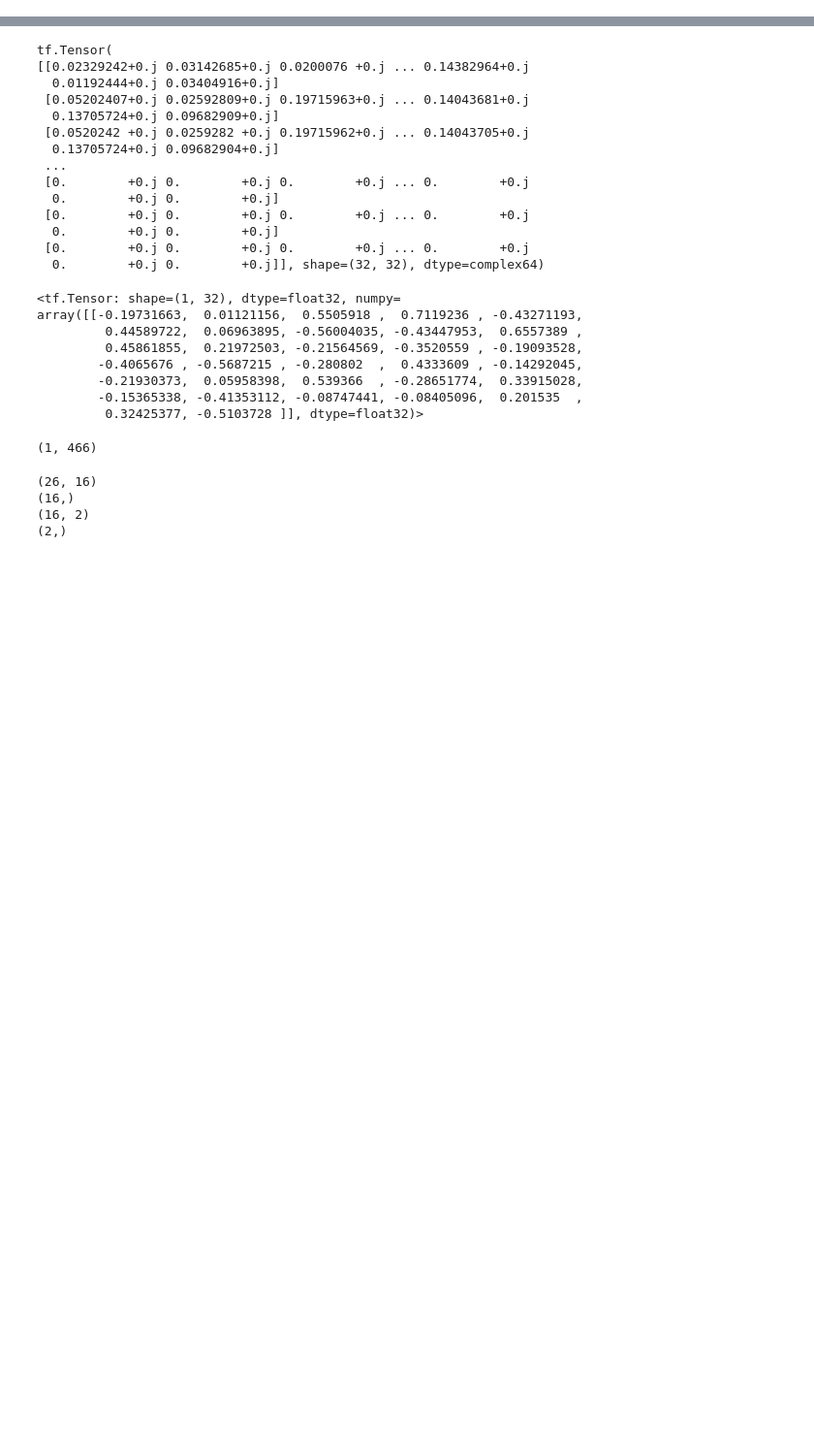
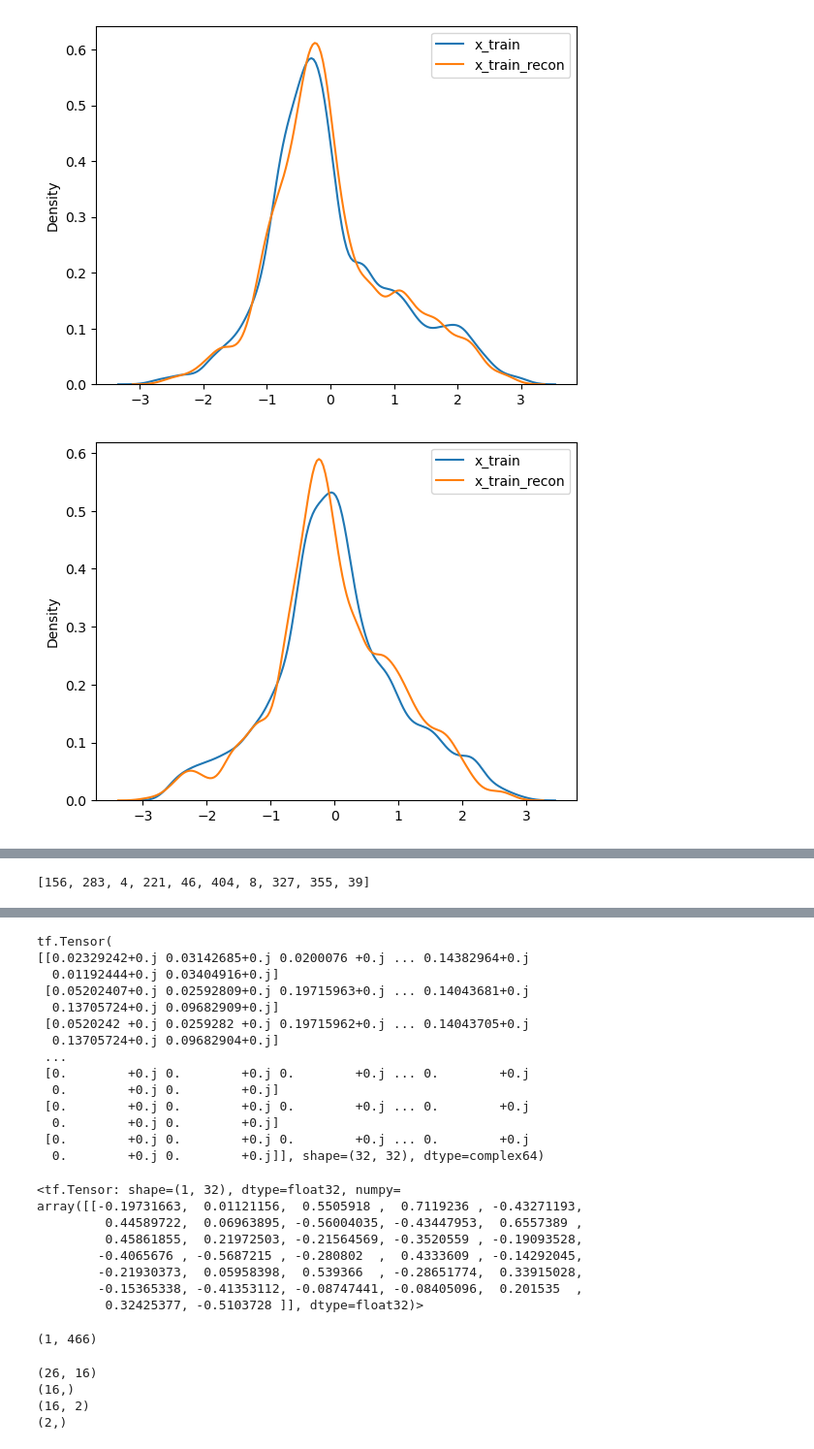
Before and after one commit to Shiqi-Wu/GD_via_Koopman, a Jupyter notebook: teaching/Mnist_2cate.ipynb, the cells around one changed output, grey strips where cells are left out. Shown at 97% size. Cells and saved outputs as stored; diff of their text form; code cells hidden in the pictures; blank space fills up the shorter version.

```diff
--- a/teaching/Mnist_2cate.ipynb
+++ b/teaching/Mnist_2cate.ipynb
@@ -164,9 +392,9 @@ def custom_loss(alpha, beta, gamma, epsilon, static_num, model_auto, model_koopm
     return loss
 # %%
-batch_size = 128
+batch_size = 256
 epochs = 500
-alpha = 0.5
-beta = 0.5
+alpha = 1
+beta = 1
 # gamma = [0.05,0.05]
 gamma = [0,0]
 epsilon = 0.8
@@ -179,4 +430,6 @@ scaler = StandardScaler()
 scaler.fit(x_train)
 x_train_scaled = scaler.transform(x_train)
 y_train_scaled = scaler.transform(y_train)
+x_test_scaled = scaler.transform(x_test)
+y_test_scaled = scaler.transform(y_test)
 # %%
@@ -202,0 +447,5 @@ Epoch 500/500
+# %%
+model_auto.compile(optimizer='adam', loss='mse')
+model_auto.fit(x_train_scaled, x_train_scaled,
+               validation_data=(x_test_scaled,x_test_scaled),
+               epochs=100, batch_size=batch_size)
@@ -202,0 +470,3 @@ Epoch 500/500
+# %%
+x_train_recon = model_auto(x_train_scaled)
+x_test_recon = model_auto(x_test_scaled)
@@ -202,0 +490,23 @@ Epoch 500/500
+# %%
+# Distribution
+import random
+import numpy as np
+import matplotlib.pyplot as plt
+import seaborn as sns
+
+random_numbers = []
+
+for i in range(10):
+    random_numbers.append(random.randint(0, 465))
+    random_number = random_numbers[-1]
+    sns.kdeplot(x_train_scaled[:, random_number], label = 'x_train')
+    sns.kdeplot(x_train_recon[:, random_number], label = 'x_train_recon')
+#     sns.kdeplot(x_test_scaled[:, random_number], label = 'x_test')
+#     sns.kdeplot(x_test_recon[:, random_number], label = 'x_test_recon')
+    plt.legend()
+    plt.show()
+
+print(random_numbers)
+# %% [output]
+[figure, added]
+[figure, added]
@@ -202,0 +521 @@ Epoch 500/500
+[156, 283, 4, 221, 46, 404, 8, 327, 355, 39]
```
Also changed, not shown: parts of 27 cells of this notebook, 19 other files.
